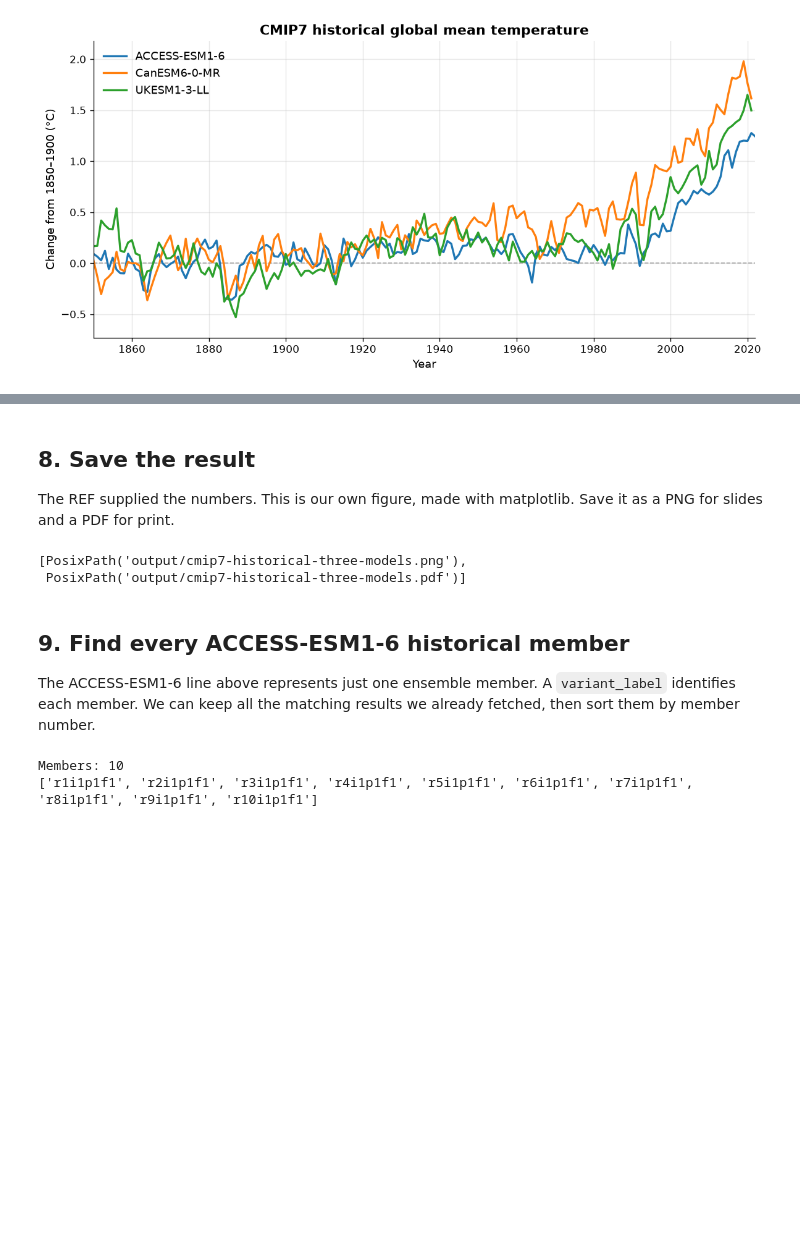
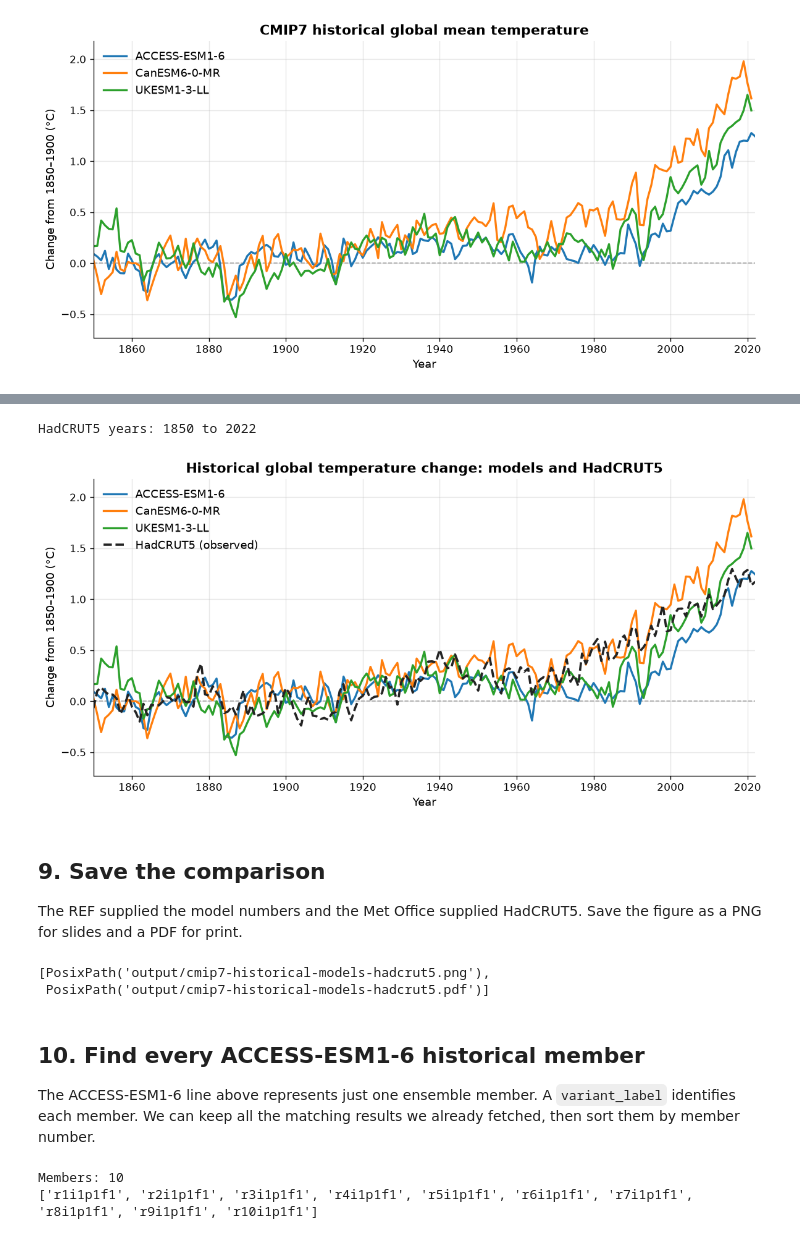
Before and after one commit to Climate-REF/climate-ref-tutorials, a Jupyter notebook: notebooks/03-publication-figure.ipynb, the cells around one changed output, grey strips where cells are left out. Cells and saved outputs as stored; diff of their text form; code cells hidden in the pictures; blank space fills up the shorter version.

```diff
--- a/notebooks/03-publication-figure.ipynb
+++ b/notebooks/03-publication-figure.ipynb
@@ -164,17 +177,43 @@ display(fig)
+# %%
+hadcrut_url = (
+    "https://www.metoffice.gov.uk/hadobs/hadcrut5/data/"
+    "HadCRUT.5.2.0.0/analysis/diagnostics/"
+    "HadCRUT.5.2.0.0.analysis.summary_series.global.annual.csv"
+)
+observed = pd.read_csv(hadcrut_url).set_index("Time")
+observed = observed["Anomaly (deg C)"]
+last_model_year = max(item.index.max() for item in series.values())
+observed_change = (
+    observed.loc[1850:last_model_year]
+    - observed.loc[1850:1900].mean()
+)
+print("HadCRUT5 years:", observed_change.index.min(),
+      "to", observed_change.index.max())
+# %% [output]
+HadCRUT5 years: 1850 to 2022
+# %%
+ax.plot(observed_change.index, observed_change.values,
+        color="#242424", linestyle="--", linewidth=2.2,
+        label="HadCRUT5 (observed)")
+ax.set_title("Historical global temperature change: models and HadCRUT5")
+ax.legend(loc="upper left")
+display(fig)
+# %% [output]
+[figure, added]
 # %% [markdown]
-## 8. Save the result
+## 9. Save the comparison
 
-The REF supplied the numbers. This is our own figure, made with matplotlib.
-Save it as a PNG for slides and a PDF for print.
+The REF supplied the model numbers and the Met Office supplied HadCRUT5.
+Save the figure as a PNG for slides and a PDF for print.
 # %%
-written = save_figure(fig, "output/cmip7-historical-three-models")
+written = save_figure(fig, "output/cmip7-historical-models-hadcrut5")
 plt.close(fig)
 written
 # %% [output]
-[PosixPath('output/cmip7-historical-three-models.png'),
- PosixPath('output/cmip7-historical-three-models.pdf')]
+[PosixPath('output/cmip7-historical-models-hadcrut5.png'),
+ PosixPath('output/cmip7-historical-models-hadcrut5.pdf')]
 # %% [markdown]
-## 9. Find every ACCESS-ESM1-6 historical member
+## 10. Find every ACCESS-ESM1-6 historical member
 
 The ACCESS-ESM1-6 line above represents just one ensemble member. A
 `variant_label` identifies each member. We can keep all the matching results
```
Also changed, not shown: parts of 8 cells of this notebook, 1 other file.
